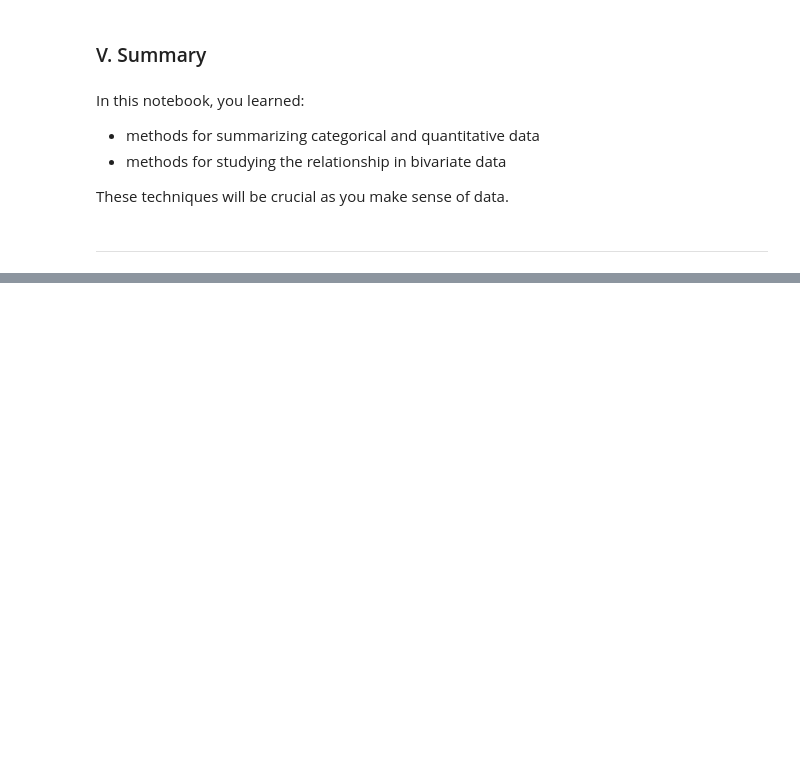
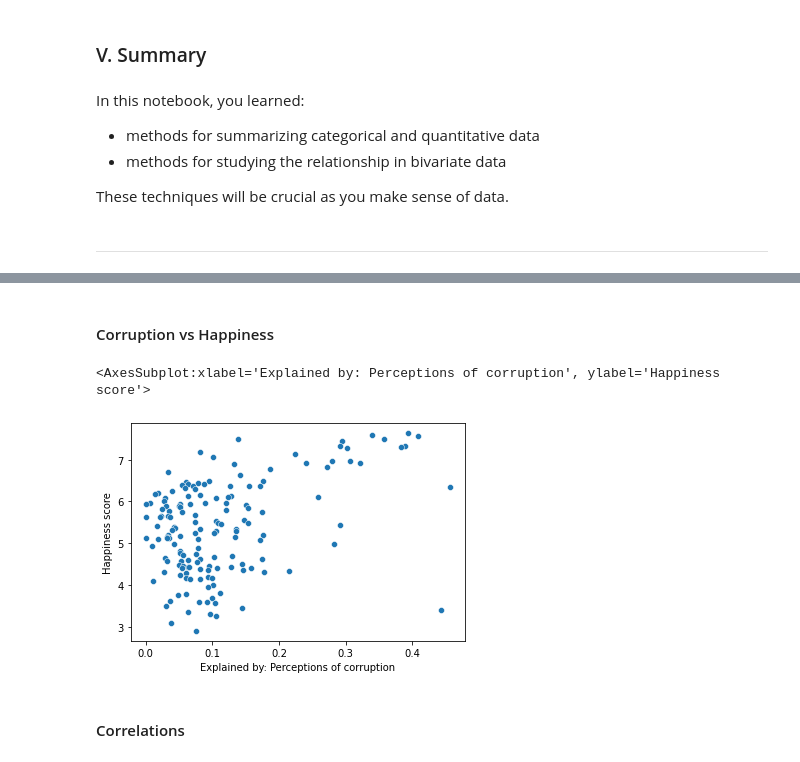
Before and after one commit to PredictioNN/intro_data_science_course, a Jupyter notebook: semester1/week_11_12_visualize_summarize/summarization.ipynb, the cells around one changed output, grey strips where cells are left out. Drawn from its saved outputs; the diff is of its cells as text; code cells hidden in the pictures; blank space fills up the shorter version.

```diff
--- a/semester1/week_11_12_visualize_summarize/summarization.ipynb
+++ b/semester1/week_11_12_visualize_summarize/summarization.ipynb
@@ -193,0 +229,9 @@ These techniques will be crucial as you make sense of data.
+# %% [markdown]
+#### Corruption vs Happiness
+# %%
+sns.scatterplot(x='Explained by: Perceptions of corruption', y='Happiness score', data=df)
+# %% [output]
+<AxesSubplot:xlabel='Explained by: Perceptions of corruption', ylabel='Happiness score'>
+[figure, added]
+# %% [markdown]
+#### Correlations
```
Also changed, not shown: parts of 17 cells of this notebook, 3 other files.
